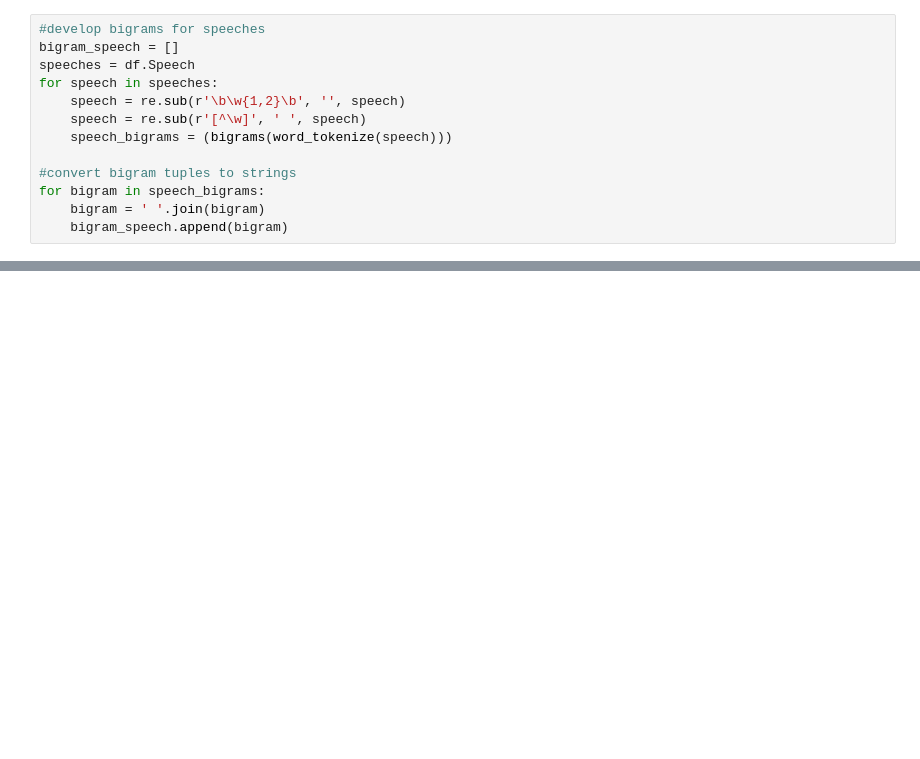
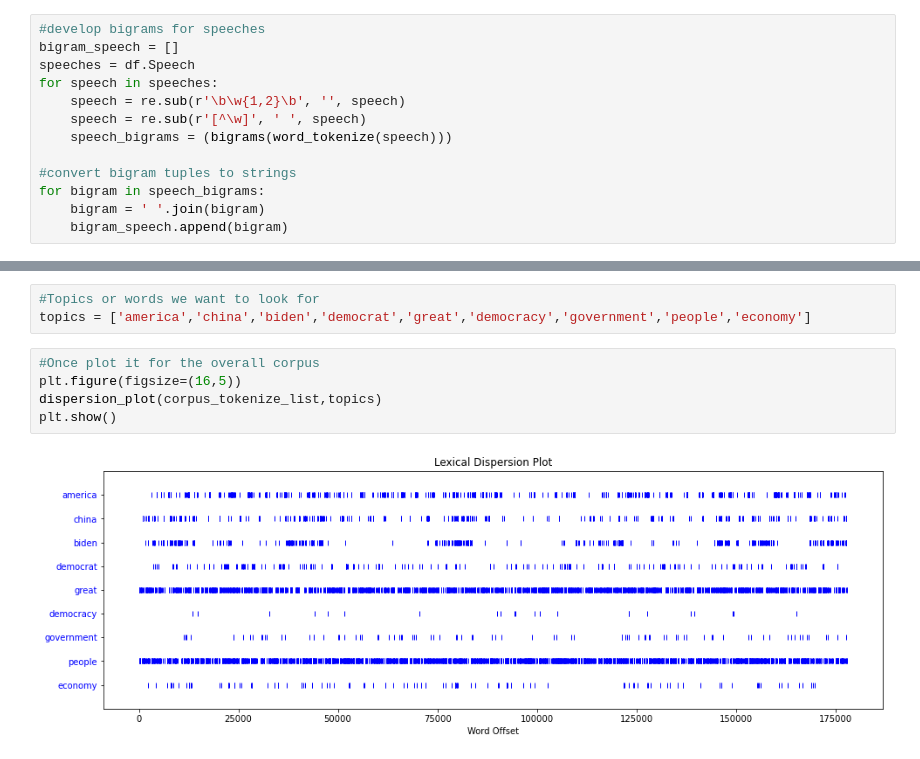
Before and after one commit to aishmore/Speech-Analysis, a Jupyter notebook: trump-rally-speech-nlp-analysis.ipynb, the cells around one changed output, grey strips where cells are left out. Cells and saved outputs as stored; diff of their text form; blank space fills up the shorter version.

```diff
--- a/trump-rally-speech-nlp-analysis.ipynb
+++ b/trump-rally-speech-nlp-analysis.ipynb
@@ -291,0 +352,10 @@ plt.show()
+# %%
+#Topics or words we want to look for
+topics = ['america','china','biden','democrat','great','democracy','government','people','economy']
+# %%
+#Once plot it for the overall corpus
+plt.figure(figsize=(16,5))
+dispersion_plot(corpus_tokenize_list,topics)
+plt.show()
+# %% [output]
+[figure, added]
```
Also changed, not shown: parts of 18 cells of this notebook.
